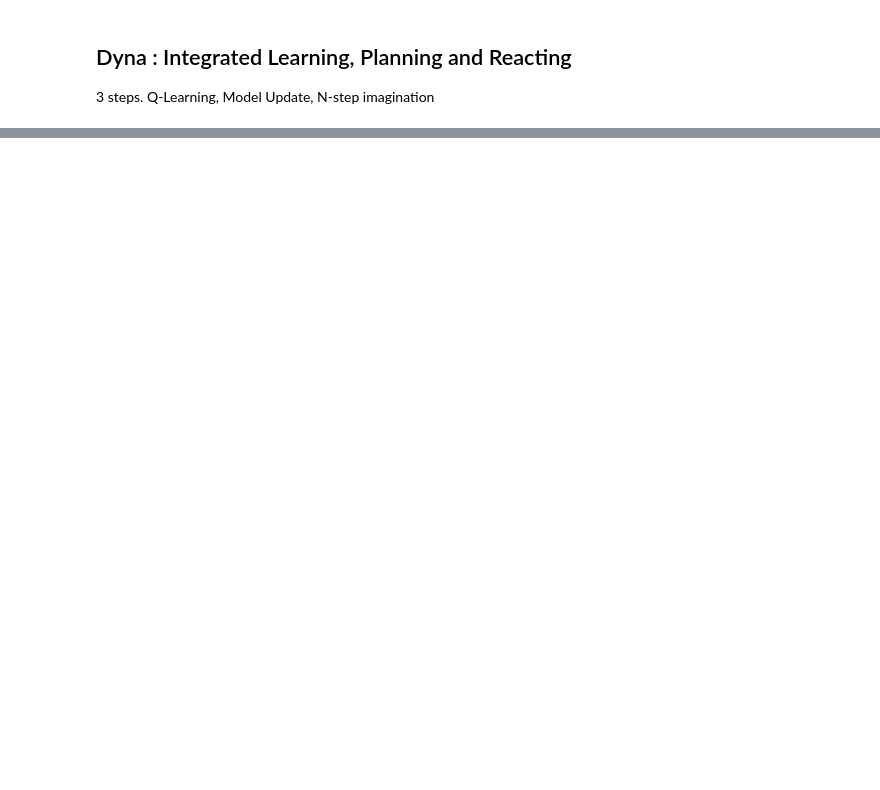
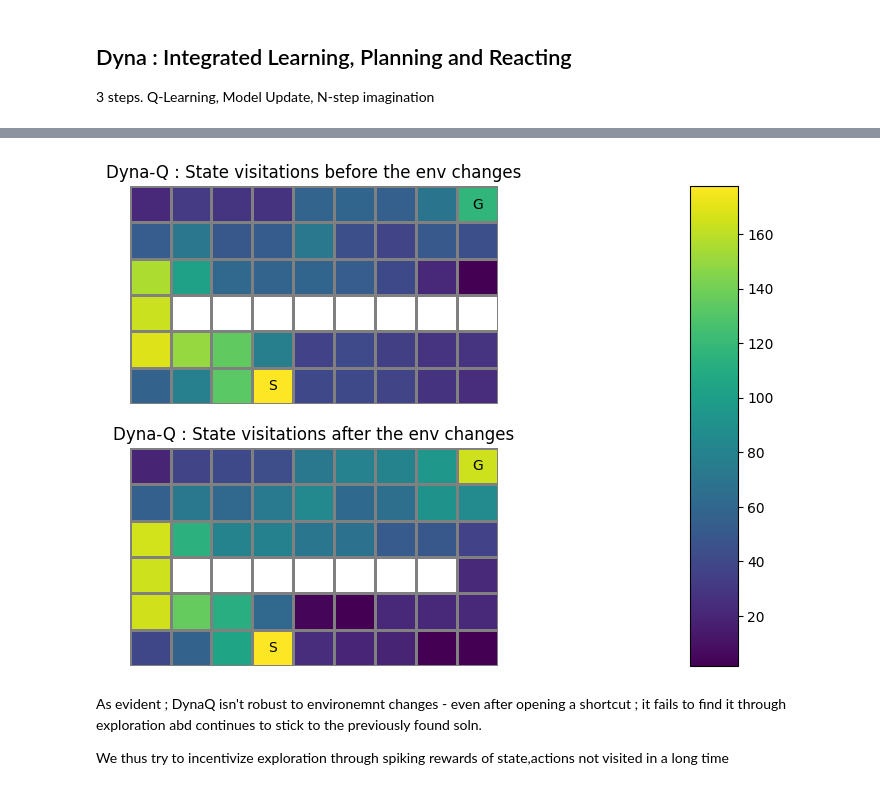
Before and after one commit to Ayush8120/jour-env, a Jupyter notebook: model-based-rl/dyna.ipynb, the cells around one changed output, grey strips where cells are left out. Drawn from its saved outputs; the diff is of its cells as text; code cells hidden in the pictures; blank space fills up the shorter version.

```diff
--- a/model-based-rl/dyna.ipynb
+++ b/model-based-rl/dyna.ipynb
@@ -119,0 +350,37 @@ def agent_end(self,reward):
+# %%
+def plot_state_visitations(file_path, plot_titles, idx):
+
+    data = np.load(file_path, allow_pickle=True).item()
+    data_keys = ["state_visits_before", "state_visits_after"]
+    positions = [211,212]
+    titles = plot_titles
+    wall_ends = [None,-1]
+
+    for i in range(2):
+
+        state_visits = data[data_keys[i]][idx]
+        average_state_visits = np.mean(state_visits, axis=0)
+        grid_state_visits = np.rot90(average_state_visits.reshape((6,9)).T)
+        grid_state_visits[2,1:wall_ends[i]] = np.nan # walls
+        #print(average_state_visits.reshape((6,9)))
+        plt.subplot(positions[i])
+        plt.pcolormesh(grid_state_visits, edgecolors='gray', linewidth=1, cmap='viridis')
+        plt.text(3+0.5, 0+0.5, 'S', horizontalalignment='center', verticalalignment='center')
+        plt.text(8+0.5, 5+0.5, 'G', horizontalalignment='center', verticalalignment='center')
+        plt.title(titles[i])
+        plt.axis('off')
+        cm = plt.get_cmap()
+        cm.set_bad('gray')
+
+    plt.subplots_adjust(bottom=0.0, right=0.7, top=1.0)
+    cax = plt.axes([1., 0.0, 0.075, 1.])
+    cbar = plt.colorbar(cax=cax)
+    plt.show()
+# %%
+plot_state_visitations("results/Dyna-Q_shortcut_steps.npy", ['Dyna-Q : State visitations before the env changes', 'Dyna-Q : State visitations after the env changes'], 1)
+# %% [output]
+[figure, added]
+# %% [markdown]
+As evident ; DynaQ isn't robust to environemnt changes - even after opening a shortcut ; it fails to find it through exploration abd continues to stick to the previously found soln.
+
+We thus try to incentivize exploration through spiking rewards of state,actions not visited in a long time
```
Also changed, not shown: parts of 13 cells of this notebook.
